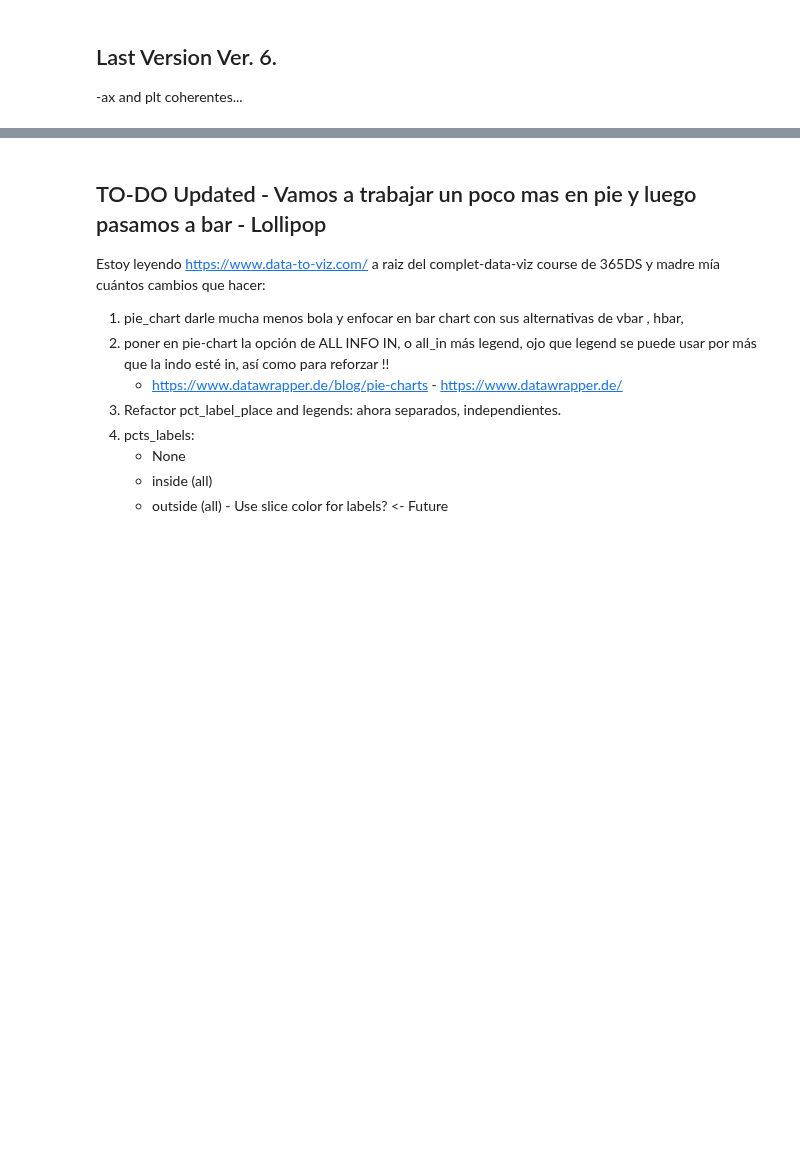
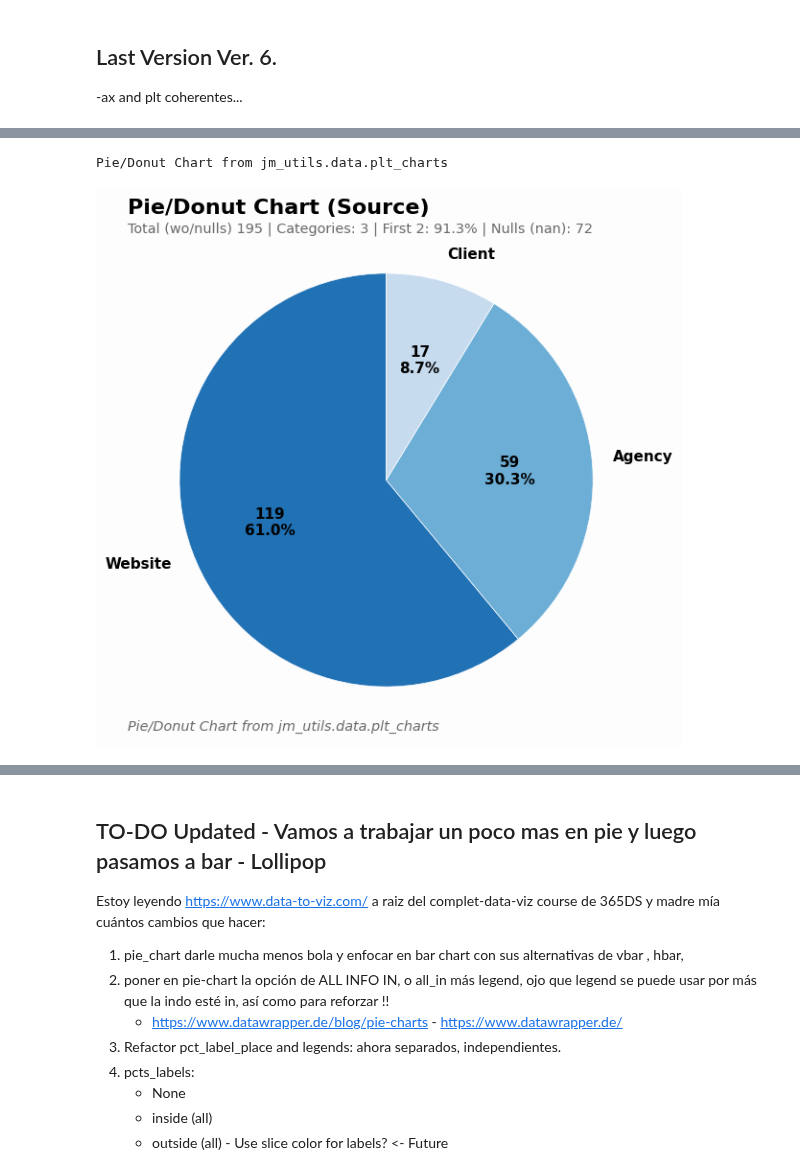
Before and after one commit to jmonti-gh/jm_utils, a Jupyter notebook: dev/ax_pie.ipynb, the cells around one changed output, grey strips where cells are left out. Cells and saved outputs as stored; diff of their text form; code cells hidden in the pictures; blank space fills up the shorter version.

Commit message:
chore retry style in ax_pie() or plot_pie()

```diff
--- a/dev/ax_pie.ipynb
+++ b/dev/ax_pie.ipynb
@@ -316,4 +343,7 @@ not_qualitative_cmaps5 = [cmap for key in pltts_by_cat.keys() if key != 'Qualita
 # %%
 # print(df.columns)
 # fig = plt_pie6(df['Mortgage'], value_counts=True, scale=4, dropna=False)  #, order='desc', scale=6, kind='donut', pcts_labels='inside', legends='full', legends_title='Education Level', title='Education Level of Survey Participants', footer='Source: 2_13_Practical_Ex_Descriptive_Stats.xlsx', canvas_color='#f0f0f0')
-fig = plt_pie6(df['Source'], value_counts=True, scale=3, dropna=False, palette='Blues_r', pcts_labels='outside', startangle=90)  #, order='desc', scale=6, kind='donut', pcts_labels='inside', legends='full', legends_title='Education Level', title='Education Level of Survey Participants', footer='Source: 2_13_Practical_Ex_Descriptive_Stats.xlsx', canvas_color='#f0f0f0')
+fig = plt_pie6(df['Source'], value_counts=True, scale=5, dropna=True, palette='Blues_r', pcts_labels='mixed', startangle=90, canvas_color='xkcd:pale gray')  #, order='desc', scale=6, kind='donut', pcts_labels='inside', legends='full', legends_title='Education Level', title='Education Level of Survey Participants', footer='Source: 2_13_Practical_Ex_Descriptive_Stats.xlsx', canvas_color='#f0f0f0')
+# %% [output]
+Pie/Donut Chart from jm_utils.data.plt_charts
+[figure, added]
```
Also changed, not shown: parts of 13 cells of this notebook.
